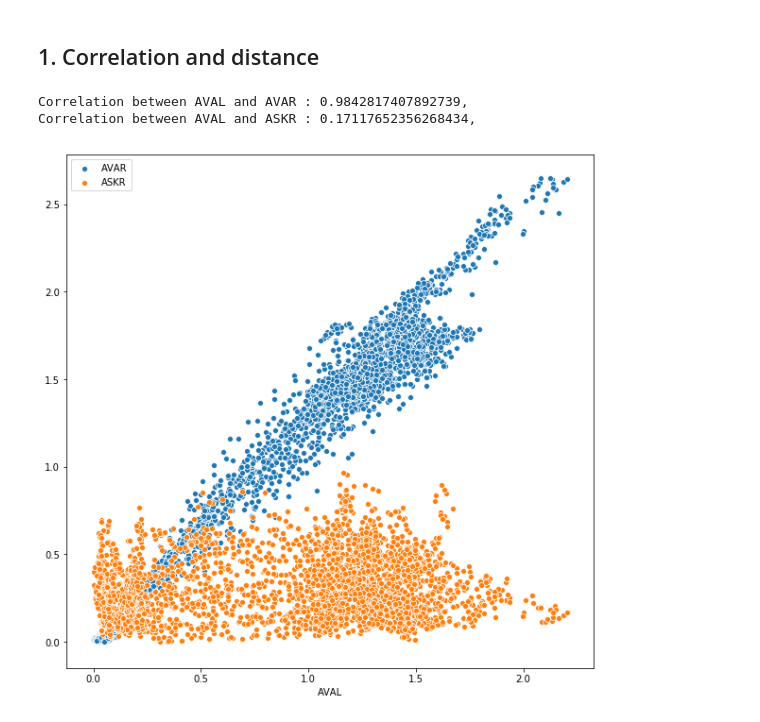
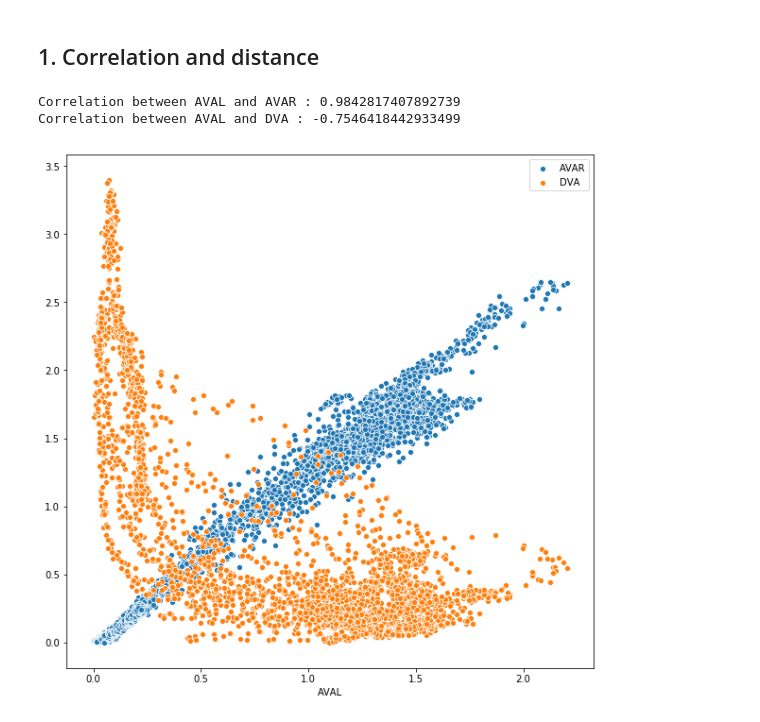
Before and after one commit to MarcJavin/WBI-analysis, a Jupyter notebook: Data Analysis.ipynb, the cells around one changed output. Drawn from its saved outputs; the diff is of its cells as text; code cells hidden in the pictures.

```diff
--- a/Data Analysis.ipynb
+++ b/Data Analysis.ipynb
@@ -179,16 +179,16 @@ compare_norm(['AVBL'])
 # %%
 N0 = 'AVAL'
 N1 = 'AVAR'
-N3 = 'DVA'
+N2 = 'DVA'
 
 plt.figure(figsize=(10,10))
 sns.scatterplot(t0[N0], t0[N1], label=N1)
 sns.scatterplot(t0[N0], t0[N2], label=N2)
-print('Correlation between %s and %s : %s,' % (N0,N1,np.corrcoef(t0[N0], t0[N1])[0,1]))
-print('Correlation between %s and %s : %s,' % (N0,N2,np.corrcoef(t0[N0], t0[N2])[0,1]))
+print('Correlation between %s and %s : %s' % (N0,N1,np.corrcoef(t0[N0], t0[N1])[0,1]))
+print('Correlation between %s and %s : %s' % (N0,N2,np.corrcoef(t0[N0], t0[N2])[0,1]))
 plt.ylabel('')
 plt.show()
 # %% [output]
-Correlation between AVAL and AVAR : 0.9842817407892739,
-Correlation between AVAL and ASKR : 0.17117652356268434,
+Correlation between AVAL and AVAR : 0.9842817407892739
+Correlation between AVAL and DVA : -0.7546418442933499
-[figure, old version]
+[figure, new version]
```
Also changed, not shown: parts of 2 cells of this notebook.
